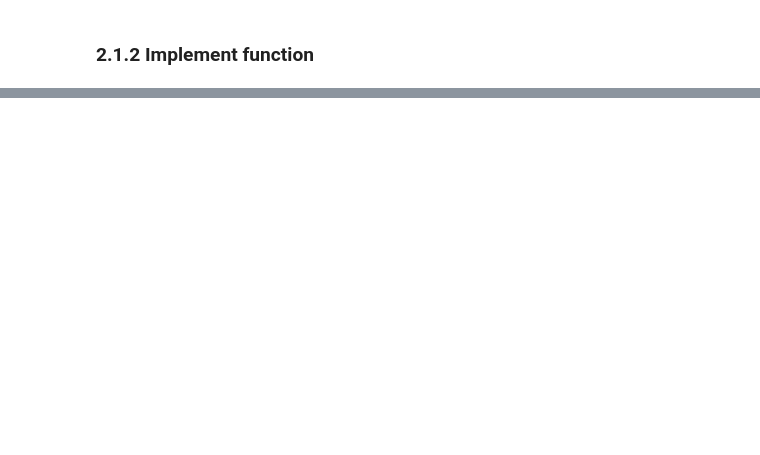
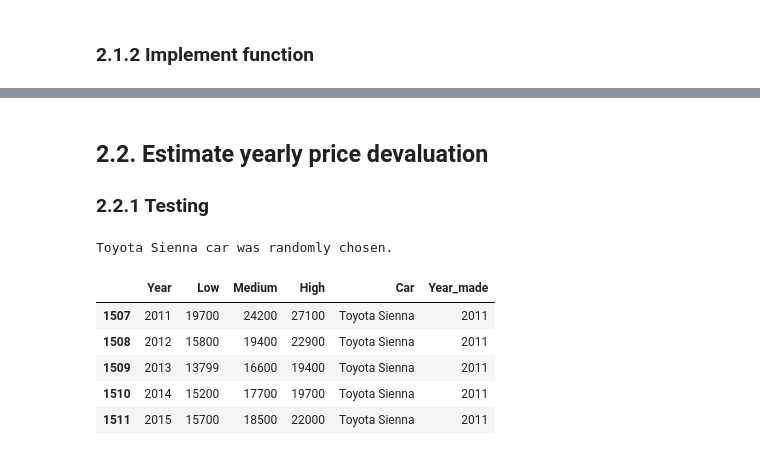
Before and after one commit to TK-Problem/autoplius-car-depretiation-dashboard, a Jupyter notebook: Notebooks/data_analysis.ipynb, the cells around one changed output, grey strips where cells are left out. Saved outputs shown, nothing was run; the diff lists cells and outputs as text; code cells hidden in the pictures; blank space fills up the shorter version.

```diff
--- a/Notebooks/data_analysis.ipynb
+++ b/Notebooks/data_analysis.ipynb
@@ -201,3 +202,22 @@ fig.update_layout(legend_title_text='',
 fig.show()
 # %% [output]
 [interactive output not drawn]
+# %% [markdown]
+## 2.2. Estimate yearly price devaluation
+
+### 2.2.1 Testing
+# %%
+# get random car name
+random_car_name = df.Car.sample(1).values[0]
+print(f'{random_car_name} car was randomly chosen.')
+# get DataFrame for chosen random car
+df_dev = df.loc[df.Car==random_car_name].copy()
+df_dev.head()
+# %% [output]
+Toyota Sienna car was randomly chosen.
+|  | Year | Low | Medium | High | Car | Year_made |
+| 1507 | 2011 | 19700 | 24200 | 27100 | Toyota Sienna | 2011 |
+| 1508 | 2012 | 15800 | 19400 | 22900 | Toyota Sienna | 2011 |
+| 1509 | 2013 | 13799 | 16600 | 19400 | Toyota Sienna | 2011 |
+| 1510 | 2014 | 15200 | 17700 | 19700 | Toyota Sienna | 2011 |
+| 1511 | 2015 | 15700 | 18500 | 22000 | Toyota Sienna | 2011 |
```
Also changed, not shown: parts of 9 cells of this notebook.
